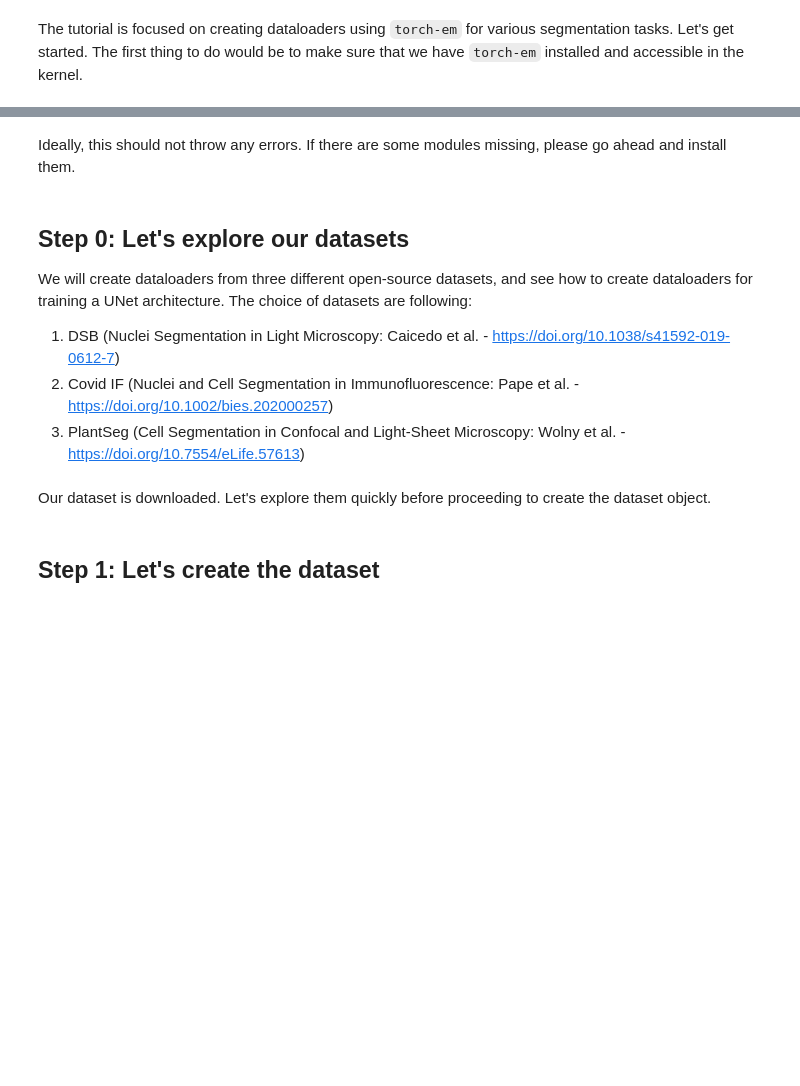
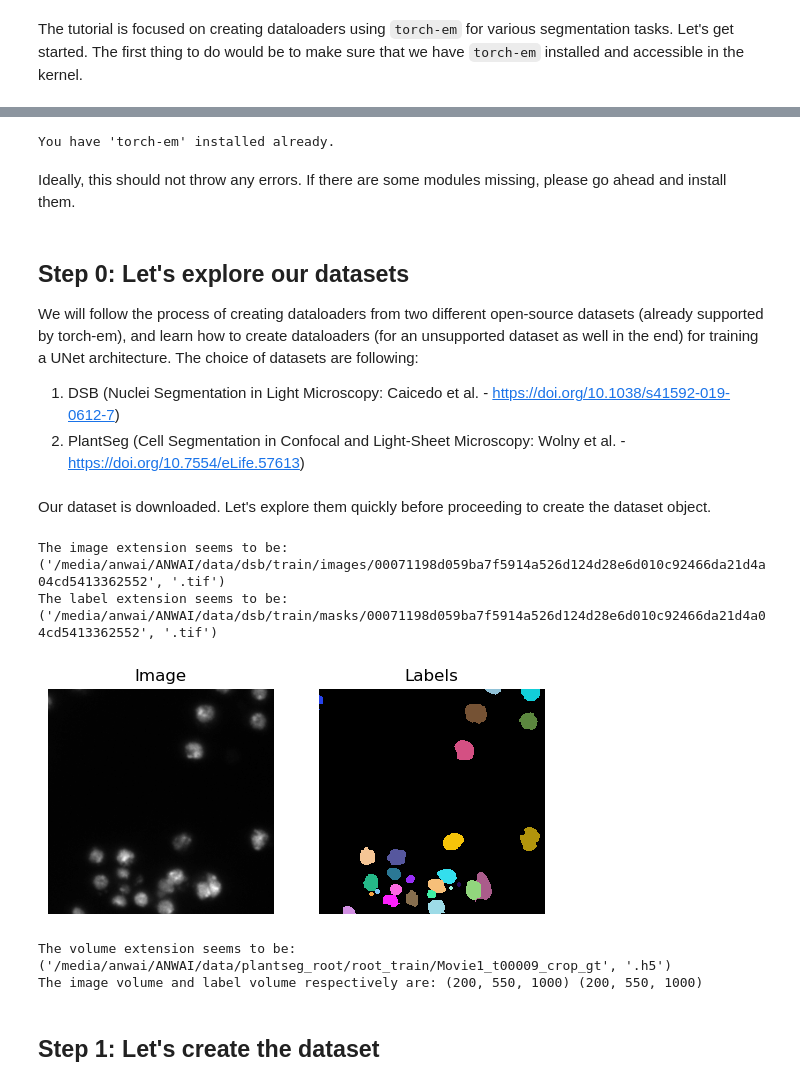
Before and after one commit to constantinpape/torch-em, a Jupyter notebook: notebooks/tutorial_create_dataloaders.ipynb, the cells around one changed output, grey strips where cells are left out. Cells and saved outputs as stored; diff of their text form; code cells hidden in the pictures; blank space fills up the shorter version.

Commit message:
Add dataset and dataloader object creation

```diff
--- a/notebooks/tutorial_create_dataloaders.ipynb
+++ b/notebooks/tutorial_create_dataloaders.ipynb
@@ -4,10 +4,14 @@
 The tutorial is focused on creating dataloaders using `torch-em` for various segmentation tasks. Let's get started.
 The first thing to do would be to make sure that we have `torch-em` installed and accessible in the kernel.
 # %%
+_found_torch_em = False
+
 URL = "https://github.com/constantinpape/torch-em#installation"
+
 try:
     import torch_em
-    print("Yayy, we found 'torch-em'. Start creating your dataloaders already. Skip to Step 1.")
+    print("Yayy, we found 'torch-em'. Start creating your dataloaders already. Skip to Step 0.")
+    _found_torch_em = True
 except ModuleNotFoundError:
     print(f"'torch-em' was not found. Please install it from {URL}")
 # %% [output]
@@ -22,0 +23,24 @@ import torch_em
+# %%
+# overwrite for the online notebooks you are using
+using_colab = False
+using_kaggle = False
+# %%
+import os
+current_spot = os.getcwd()
+
+resource_status = (using_colab + using_kaggle)
+assert resource_status <= 1, "Oops, you can't be on both Kaggle and Colab at the same time, please choose one!"
+
+if current_spot.startswith("/content") or using_colab:
+    using_colab = True
+    print("Google Colab says hi!")
+elif current_spot.startswith("/kaggle/working") or using_kaggle:
+    using_kaggle = True
+    print("Kaggle Notebook says hi!")
+else:
+    if _found_torch_em:
+        print("You have 'torch-em' installed already.")
+    else:
+        print("You are using a behind-the-scenes resource. Follow our installation instructions here.")
+# %% [output]
+You have 'torch-em' installed already.
@@ -25,9 +55,8 @@ Ideally, this should not throw any errors. If there are some modules missing, pl
 # %% [markdown]
 ## Step 0: Let's explore our datasets
 
-We will create dataloaders from three different open-source datasets, and see how to create dataloaders for training a UNet architecture. The choice of datasets are following:
+We will follow the process of creating dataloaders from two different open-source datasets (already supported by torch-em), and learn how to create dataloaders (for an unsupported dataset as well in the end) for training a UNet architecture. The choice of datasets are following:
 
 1. DSB (Nuclei Segmentation in Light Microscopy: Caicedo et al. - https://doi.org/10.1038/s41592-019-0612-7)
-2. Covid IF (Nuclei and Cell Segmentation in Immunofluorescence: Pape et al. - https://doi.org/10.1002/bies.202000257)
-3. PlantSeg (Cell Segmentation in Confocal and Light-Sheet Microscopy: Wolny et al. - https://doi.org/10.7554/eLife.57613)
+2. PlantSeg (Cell Segmentation in Confocal and Light-Sheet Microscopy: Wolny et al. - https://doi.org/10.7554/eLife.57613)
 # %%
@@ -63,41 +126,55 @@ def plot_samples(image, label):
 # %% [markdown]
 Our dataset is downloaded. Let's explore them quickly before proceeding to create the dataset object.
+# %%
+DATA_DIR = "/media/anwai/ANWAI/data/"
+
+dsb_path = _fetch_datasets(dataset_name="dsb", path=os.path.join(DATA_DIR, "dsb"), download=False)
+plantseg_root_path = _fetch_datasets(dataset_name="plantseg_root", path=os.path.join(DATA_DIR, "plantseg_root"), download=False)
 # %%
 # For DSB
-image_paths = ...
-label_paths = ...
+image_paths = sorted(glob(os.path.join(dsb_path, "train", "images", "*.tif")))
+label_paths = sorted(glob(os.path.join(dsb_path, "train", "masks", "*.tif")))
+
+import imageio.v3 as imageio
 
 print("The image extension seems to be:", os.path.splitext(image_paths[0]))
 print("The label extension seems to be:", os.path.splitext(label_paths[0]))
 
 # It appears that the images are in tif format. It's a supported data format. Now let's check the data structure.
 
 image_shapes = [imageio.imread(path).shape for path in image_paths]
 label_shapes = [imageio.imread(path).shape for path in label_paths]
 
 # It appears that the images has one channel. It's a supported data structure as well. Now let's visualize one image to understand our data better.
-
 for image_path, label_path in zip(image_paths, label_paths):
     image = imageio.imread(image_path)
-    label = imageio.imread(label_path)
+    labels = imageio.imread(label_path)
 
-    plot_samples(image, label)
+    plot_samples(image, labels)
 
     break  # it's enough to check a few samples, feel free to explore the entire dataset
+# %% [output]
+The image extension seems to be: ('/media/anwai/ANWAI/data/dsb/train/images/00071198d059ba7f5914a526d124d28e6d010c92466da21d4a04cd5413362552', '.tif')
+The label extension seems to be: ('/media/anwai/ANWAI/data/dsb/train/masks/00071198d059ba7f5914a526d124d28e6d010c92466da21d4a04cd5413362552', '.tif')
+[figure, added]
 # %%
-# For Covid IF
-volume_paths = ...
+# For PlantSeg
+volume_paths = glob(os.path.join(plantseg_root_path, "*"))
 
-print("The volume extension seems to be:", os.path.splitext(image_paths[0]))
+print("The volume extension seems to be:", os.path.splitext(volume_paths[0]))
 
-# It appears that the images are in hdf5 format. It's a supported data format. Now let's check the data structure.
+# It appears that the images are in hdf5 format.
 
 # Let's try to open one image first
 import h5py
-with h5py.File(image_path[0]) as f:
-    image = f["..."][:]
-    label = f["..."][:]
 
-    print(image.shape, label.shape)
+with h5py.File(volume_paths[0]) as f:
+    image = f["raw"][:]
+    label = f["label"][:]
 
-    plot_samples(image, label)
+    print("The image volume and label volume respectively are:", image.shape, label.shape)
+
+    plot_samples(image, label, view_napari=True)
+# %% [output]
+The volume extension seems to be: ('/media/anwai/ANWAI/data/plantseg_root/root_train/Movie1_t00009_crop_gt', '.h5')
+The image volume and label volume respectively are: (200, 550, 1000) (200, 550, 1000)
```
Also changed, not shown: parts of 19 cells of this notebook.
